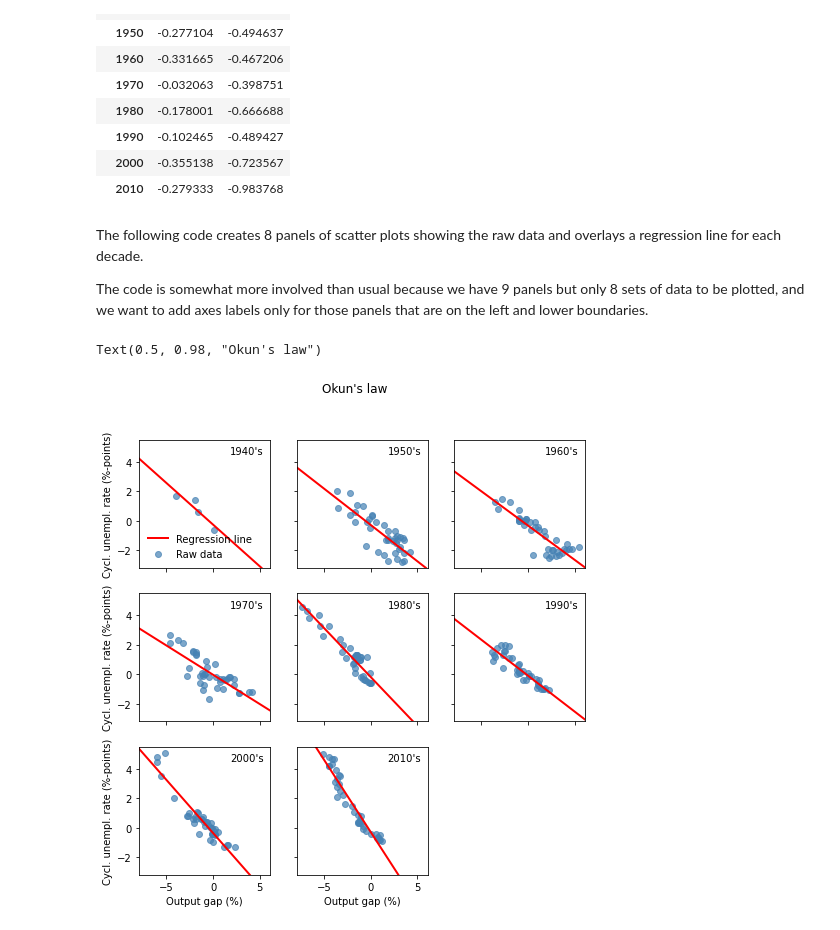
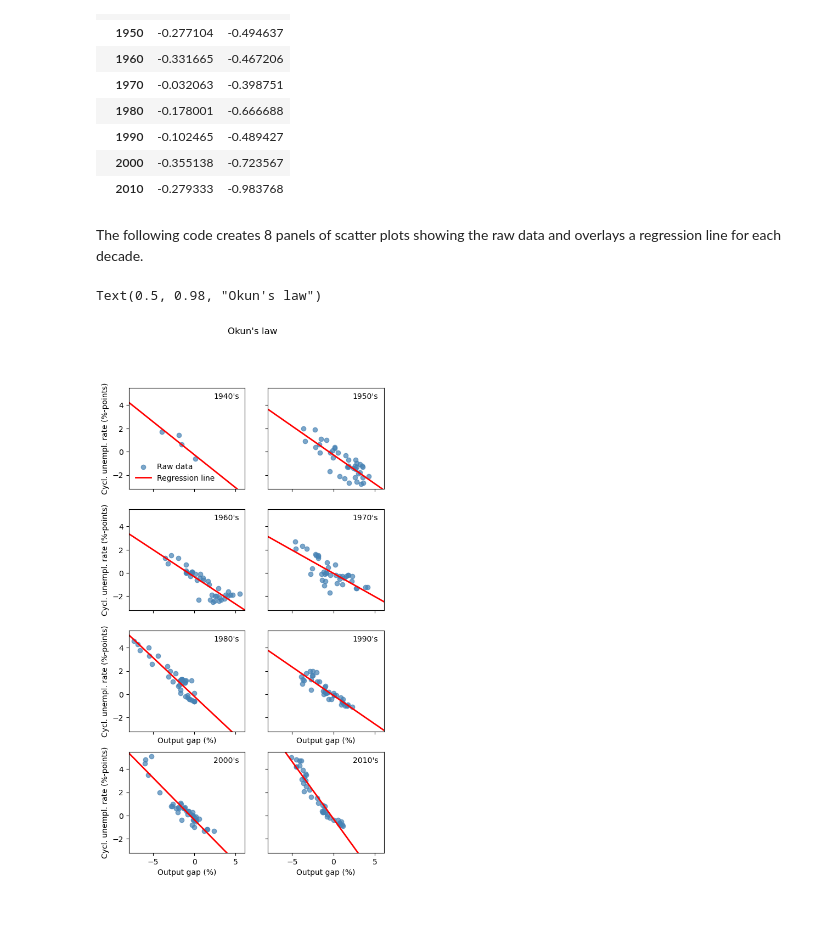
Before and after one commit to richardfoltyn/python-statistics, a Jupyter notebook: lectures/unit08.ipynb, the cells around one changed output. Saved outputs shown, nothing was run; the diff lists cells and outputs as text; code cells hidden in the pictures.

```diff
--- a/lectures/unit08.ipynb
+++ b/lectures/unit08.ipynb
@@ -1431,31 +1454,18 @@ df_reg
 # %% [markdown]
 The following code creates 8 panels of scatter plots showing
 the raw data and overlays a regression line for each decade.
-
-The code is somewhat more involved than usual because we
-have 9 panels but only 8 sets of data to be plotted,
-and we want to add axes labels only for those
-panels that are on the left and lower boundaries.
 # %%
 # Number of plots (= number of decades)
 Nplots = len(df_reg)
 
 # Fix number of columns, determine rows as needed
-ncol = 3
+ncol = 2
 nrow = int(np.ceil(Nplots / ncol))
 
 fig, axes = plt.subplots(nrow, ncol, sharey=True, sharex=True,
-                         figsize=(8, 8))
+                         figsize=(6, 11))
 
 for i, ax in enumerate(axes.flatten()):
-
-    # skip if we are out of data (we have 9 panels, but only 8 decades)
-    if i >= Nplots:
-        # Turn off frame, axes, etc.
-        ax.get_xaxis().set_visible(False)
-        ax.get_yaxis().set_visible(False)
-        ax.set_frame_on(False)
-        break
 
     # decade in current iteration
     decade = df_reg.index.values[i]
@@ -1463,32 +1473,32 @@ for i, ax in enumerate(axes.flatten()):
     dfi = df.loc[df['Decade'] == decade]
     # Scatter plot of raw data
     ax.scatter(dfi['GDP_gap'], dfi['unempl_gap'], color='steelblue',
                alpha=0.7, label='Raw data')
     # Extract regression coefficients
     const = df_reg.loc[decade, 'Const']
     slope = df_reg.loc[decade, 'GDP_gap']
 
     # plot regression line:
     # We need to provide one point and a slope to define the line to be plotted.
     ax.axline((0.0, const), slope=slope, color='red',
               lw=2.0, label='Regression line')
 
     # Add label containing the current decade
     ax.text(0.95, 0.95, f"{decade}'s", transform=ax.transAxes,
             va='top', ha='right')
 
     # Add legend in the first panel only
     if i == 0:
         ax.legend(loc='lower left', frameon=False)
 
     # Add x- and y-labels, but only for those panels
     # that are on the left/lower boundary of the figure
     if i >= nrow * (ncol - 1):
         ax.set_xlabel('Output gap (%)')
-    if (i % 3) == 0:
+    if (i % ncol) == 0:
         ax.set_ylabel('Cycl. unempl. rate (%-points)')
 
 fig.suptitle("Okun's law")
 # %% [output]
 Text(0.5, 0.98, "Okun's law")
-[figure, old version]
+[figure, new version]
```
Also changed, not shown: parts of 17 cells of this notebook.
